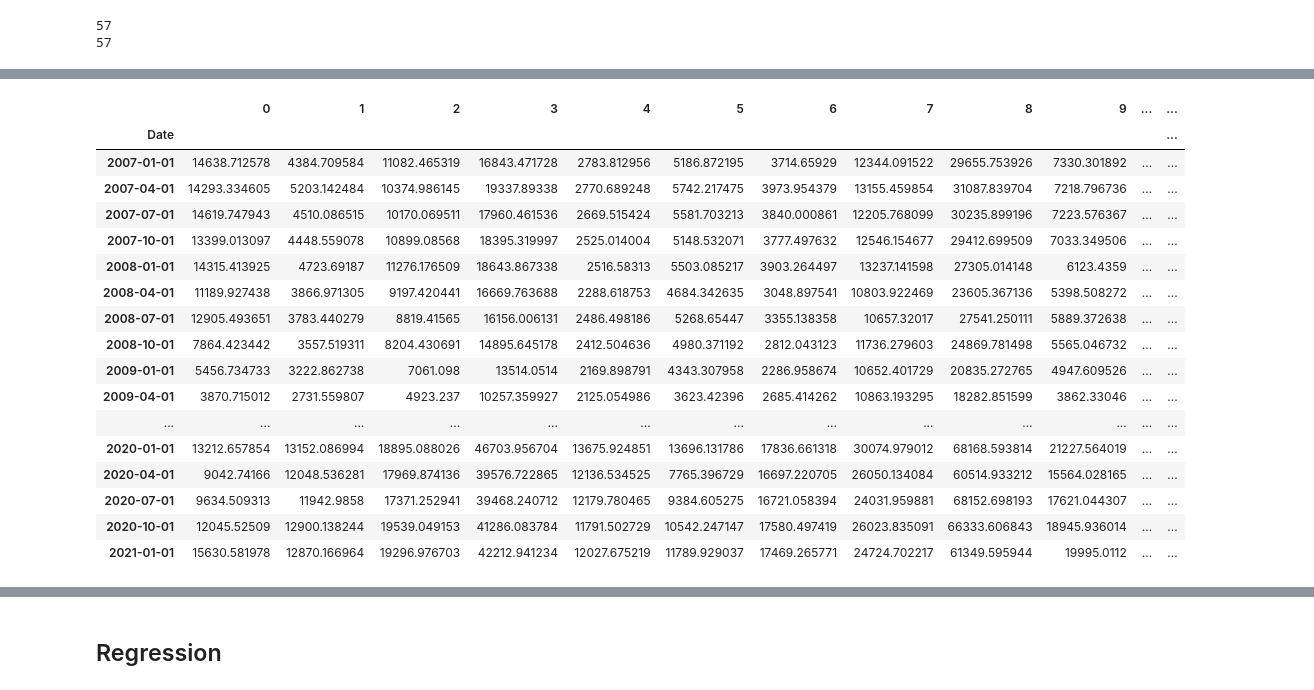
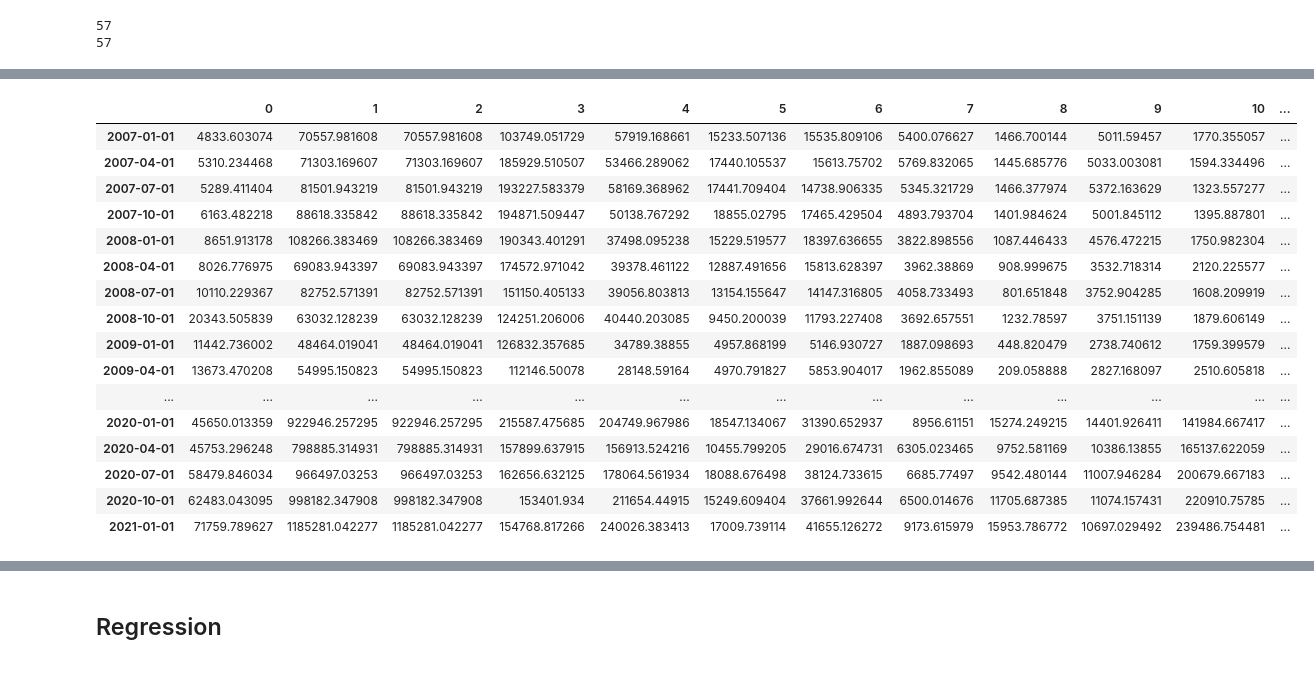
Before and after one commit to lorenvtvss/Digital_Tools_for_Finance, a Jupyter notebook: notebooks/main.ipynb, the cells around one changed output, grey strips where cells are left out. Drawn from its saved outputs; the diff is of its cells as text; code cells hidden in the pictures.

```diff
--- a/notebooks/main.ipynb
+++ b/notebooks/main.ipynb
@@ -42,2 +62,8 @@ ModuleNotFoundError: No module named 'Digital_Tools_for_Finance'
+# %%
+# set variable according to environmental variable path or github path
+if envvar == 1:
+    path = os.environ.get(env_var)
+else:
+    path = os.path.join('..','data','processed')
 # %%
 # get mcap data
@@ -118,72 +225,83 @@ print(len(data_factors_merged))
 57
 57
 # %%
-#Drop Companies with missing Market Cap Data
-communication = communication.dropna(axis=1)
-communication = communication.tail(-3)
-communication.columns = np.arange(len(communication.columns))
-communication = communication.set_index(data_factors_merged.index)
-communication = communication/1000000
+# Manipulate data
+print(communication.shape)
+communication = communication.dropna(axis=1) # Drop Companies with missing Market Cap Data
+communication.columns = np.arange(len(communication.columns)) # reset column names
+communication = communication.set_index(data_factors_merged.index) # set identical index as factor data
+communication = communication/1000000 # mcap in millions
+print(communication.shape)
 
+print(consumerdisc.shape)
 consumerdisc = consumerdisc.dropna(axis=1)
-consumerdisc = consumerdisc.tail(-3)
 consumerdisc.columns = np.arange(len(consumerdisc.columns))
 consumerdisc = consumerdisc.set_index(data_factors_merged.index)
 consumerdisc = consumerdisc/1000000
+print(consumerdisc.shape)
 
+print(consumerstap.shape)
 consumerstap = consumerstap.dropna(axis=1)
-consumerstap = consumerstap.tail(-3)
 consumerstap.columns = np.arange(len(consumerstap.columns))
 consumerstap = consumerstap.set_index(data_factors_merged.index)
 consumerstap = consumerstap/1000000
+print(consumerstap.shape)
 
+print(energy.shape)
 energy = energy.dropna(axis=1)
-energy = energy.tail(-3)
 energy.columns = np.arange(len(energy.columns))
 energy = energy.set_index(data_factors_merged.index)
 energy = energy/1000000
+print(energy.shape)
 
+print(financials.shape)
 financials = financials.dropna(axis=1)
-financials = financials.tail(-3)
 financials.columns = np.arange(len(financials.columns))
 financials = financials.set_index(data_factors_merged.index)
 financials = financials/1000000
+print(financials.shape)
 
+print(healthcare.shape)
 healthcare = healthcare.dropna(axis=1)
-healthcare = healthcare.tail(-3)
 healthcare.columns = np.arange(len(healthcare.columns))
 healthcare = healthcare.set_index(data_factors_merged.index)
 healthcare = healthcare/1000000
+print(healthcare.shape)
 
+print(industrials.shape)
 industrials = industrials.dropna(axis=1)
-industrials = industrials.tail(-3)
 industrials.columns = np.arange(len(industrials.columns))
 industrials = industrials.set_index(data_factors_merged.index)
 industrials = industrials/1000000
+print(industrials.shape)
 
+print(informationtech.shape)
 informationtech = informationtech.dropna(axis=1)
-informationtech = informationtech.tail(-3)
 informationtech.columns = np.arange(len(informationtech.columns))
 informationtech = informationtech.set_index(data_factors_merged.index)
 informationtech = informationtech/1000000
+print(informationtech.shape)
 
+print(materials.shape)
 materials = materials.dropna(axis=1)
-materials = materials.tail(-3)
 materials.columns = np.arange(len(materials.columns))
 materials = materials.set_index(data_factors_merged.index)
 materials = materials/1000000
+print(materials.shape)
 
+print(realestate.shape)
 realestate = realestate.dropna(axis=1)
-realestate = realestate.tail(-3)
 realestate.columns = np.arange(len(realestate.columns))
 realestate = realestate.set_index(data_factors_merged.index)
 realestate = realestate/1000000
+print(realestate.shape)
 
+print(utilities.shape)
 utilities = utilities.dropna(axis=1)
-utilities = utilities.tail(-3)
 utilities.columns = np.arange(len(utilities.columns))
 utilities = utilities.set_index(data_factors_merged.index)
 utilities = utilities/1000000
+print(utilities.shape)
 
-utilities
+communication
 # %% [output]
@@ -190,18 +325,17 @@ utilities
-|  | 0 | 1 | 2 | 3 | 4 | 5 | 6 | 7 | 8 | 9 | ... | ... |
-| Date |  |  |  |  |  |  |  |  |  |  |  | ... |
-| 2007-01-01 | 14638.712578 | 4384.709584 | 11082.465319 | 16843.471728 | 2783.812956 | 5186.872195 | 3714.65929 | 12344.091522 | 29655.753926 | 7330.301892 | ... | ... |
-| 2007-04-01 | 14293.334605 | 5203.142484 | 10374.986145 | 19337.89338 | 2770.689248 | 5742.217475 | 3973.954379 | 13155.459854 | 31087.839704 | 7218.796736 | ... | ... |
-| 2007-07-01 | 14619.747943 | 4510.086515 | 10170.069511 | 17960.461536 | 2669.515424 | 5581.703213 | 3840.000861 | 12205.768099 | 30235.899196 | 7223.576367 | ... | ... |
-| 2007-10-01 | 13399.013097 | 4448.559078 | 10899.08568 | 18395.319997 | 2525.014004 | 5148.532071 | 3777.497632 | 12546.154677 | 29412.699509 | 7033.349506 | ... | ... |
-| 2008-01-01 | 14315.413925 | 4723.69187 | 11276.176509 | 18643.867338 | 2516.58313 | 5503.085217 | 3903.264497 | 13237.141598 | 27305.014148 | 6123.4359 | ... | ... |
-| 2008-04-01 | 11189.927438 | 3866.971305 | 9197.420441 | 16669.763688 | 2288.618753 | 4684.342635 | 3048.897541 | 10803.922469 | 23605.367136 | 5398.508272 | ... | ... |
-| 2008-07-01 | 12905.493651 | 3783.440279 | 8819.41565 | 16156.006131 | 2486.498186 | 5268.65447 | 3355.138358 | 10657.32017 | 27541.250111 | 5889.372638 | ... | ... |
-| 2008-10-01 | 7864.423442 | 3557.519311 | 8204.430691 | 14895.645178 | 2412.504636 | 4980.371192 | 2812.043123 | 11736.279603 | 24869.781498 | 5565.046732 | ... | ... |
-| 2009-01-01 | 5456.734733 | 3222.862738 | 7061.098 | 13514.0514 | 2169.898791 | 4343.307958 | 2286.958674 | 10652.401729 | 20835.272765 | 4947.609526 | ... | ... |
-| 2009-04-01 | 3870.715012 | 2731.559807 | 4923.237 | 10257.359927 | 2125.054986 | 3623.42396 | 2685.414262 | 10863.193295 | 18282.851599 | 3862.33046 | ... | ... |
+|  | 0 | 1 | 2 | 3 | 4 | 5 | 6 | 7 | 8 | 9 | 10 | ... |
+| 2007-01-01 | 4833.603074 | 70557.981608 | 70557.981608 | 103749.051729 | 57919.168661 | 15233.507136 | 15535.809106 | 5400.076627 | 1466.700144 | 5011.59457 | 1770.355057 | ... |
+| 2007-04-01 | 5310.234468 | 71303.169607 | 71303.169607 | 185929.510507 | 53466.289062 | 17440.105537 | 15613.75702 | 5769.832065 | 1445.685776 | 5033.003081 | 1594.334496 | ... |
+| 2007-07-01 | 5289.411404 | 81501.943219 | 81501.943219 | 193227.583379 | 58169.368962 | 17441.709404 | 14738.906335 | 5345.321729 | 1466.377974 | 5372.163629 | 1323.557277 | ... |
+| 2007-10-01 | 6163.482218 | 88618.335842 | 88618.335842 | 194871.509447 | 50138.767292 | 18855.02795 | 17465.429504 | 4893.793704 | 1401.984624 | 5001.845112 | 1395.887801 | ... |
+| 2008-01-01 | 8651.913178 | 108266.383469 | 108266.383469 | 190343.401291 | 37498.095238 | 15229.519577 | 18397.636655 | 3822.898556 | 1087.446433 | 4576.472215 | 1750.982304 | ... |
+| 2008-04-01 | 8026.776975 | 69083.943397 | 69083.943397 | 174572.971042 | 39378.461122 | 12887.491656 | 15813.628397 | 3962.38869 | 908.999675 | 3532.718314 | 2120.225577 | ... |
+| 2008-07-01 | 10110.229367 | 82752.571391 | 82752.571391 | 151150.405133 | 39056.803813 | 13154.155647 | 14147.316805 | 4058.733493 | 801.651848 | 3752.904285 | 1608.209919 | ... |
+| 2008-10-01 | 20343.505839 | 63032.128239 | 63032.128239 | 124251.206006 | 40440.203085 | 9450.200039 | 11793.227408 | 3692.657551 | 1232.78597 | 3751.151139 | 1879.606149 | ... |
+| 2009-01-01 | 11442.736002 | 48464.019041 | 48464.019041 | 126832.357685 | 34789.38855 | 4957.868199 | 5146.930727 | 1887.098693 | 448.820479 | 2738.740612 | 1759.399579 | ... |
+| 2009-04-01 | 13673.470208 | 54995.150823 | 54995.150823 | 112146.50078 | 28148.59164 | 4970.791827 | 5853.904017 | 1962.855089 | 209.058888 | 2827.168097 | 2510.605818 | ... |
 | ... | ... | ... | ... | ... | ... | ... | ... | ... | ... | ... | ... | ... |
-| 2020-01-01 | 13212.657854 | 13152.086994 | 18895.088026 | 46703.956704 | 13675.924851 | 13696.131786 | 17836.661318 | 30074.979012 | 68168.593814 | 21227.564019 | ... | ... |
-| 2020-04-01 | 9042.74166 | 12048.536281 | 17969.874136 | 39576.722865 | 12136.534525 | 7765.396729 | 16697.220705 | 26050.134084 | 60514.933212 | 15564.028165 | ... | ... |
-| 2020-07-01 | 9634.509313 | 11942.9858 | 17371.252941 | 39468.240712 | 12179.780465 | 9384.605275 | 16721.058394 | 24031.959881 | 68152.698193 | 17621.044307 | ... | ... |
-| 2020-10-01 | 12045.52509 | 12900.138244 | 19539.049153 | 41286.083784 | 11791.502729 | 10542.247147 | 17580.497419 | 26023.835091 | 66333.606843 | 18945.936014 | ... | ... |
-| 2021-01-01 | 15630.581978 | 12870.166964 | 19296.976703 | 42212.941234 | 12027.675219 | 11789.929037 | 17469.265771 | 24724.702217 | 61349.595944 | 19995.0112 | ... | ... |
+| 2020-01-01 | 45650.013359 | 922946.257295 | 922946.257295 | 215587.475685 | 204749.967986 | 18547.134067 | 31390.652937 | 8956.61151 | 15274.249215 | 14401.926411 | 141984.667417 | ... |
+| 2020-04-01 | 45753.296248 | 798885.314931 | 798885.314931 | 157899.637915 | 156913.524216 | 10455.799205 | 29016.674731 | 6305.023465 | 9752.581169 | 10386.13855 | 165137.622059 | ... |
+| 2020-07-01 | 58479.846034 | 966497.03253 | 966497.03253 | 162656.632125 | 178064.561934 | 18088.676498 | 38124.733615 | 6685.77497 | 9542.480144 | 11007.946284 | 200679.667183 | ... |
+| 2020-10-01 | 62483.043095 | 998182.347908 | 998182.347908 | 153401.934 | 211654.44915 | 15249.609404 | 37661.992644 | 6500.014676 | 11705.687385 | 11074.157431 | 220910.75785 | ... |
+| 2021-01-01 | 71759.789627 | 1185281.042277 | 1185281.042277 | 154768.817266 | 240026.383413 | 17009.739114 | 41655.126272 | 9173.615979 | 15953.786772 | 10697.029492 | 239486.754481 | ... |
```
Also changed, not shown: parts of 15 cells of this notebook, 1 other file.
